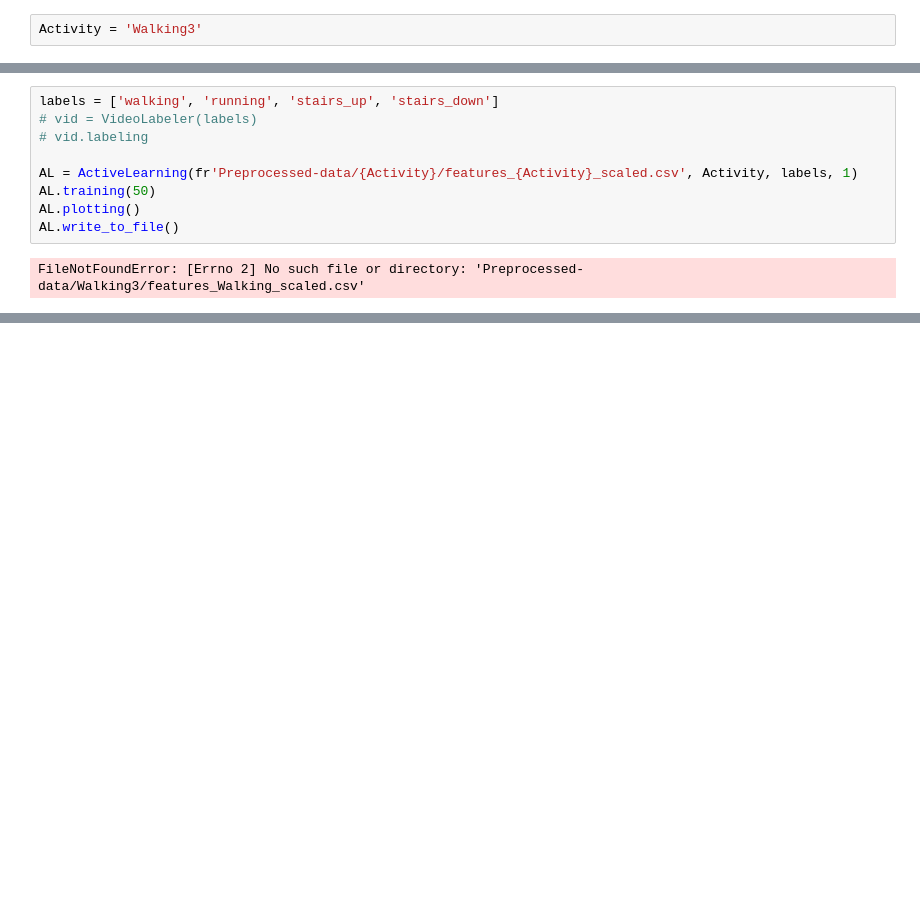
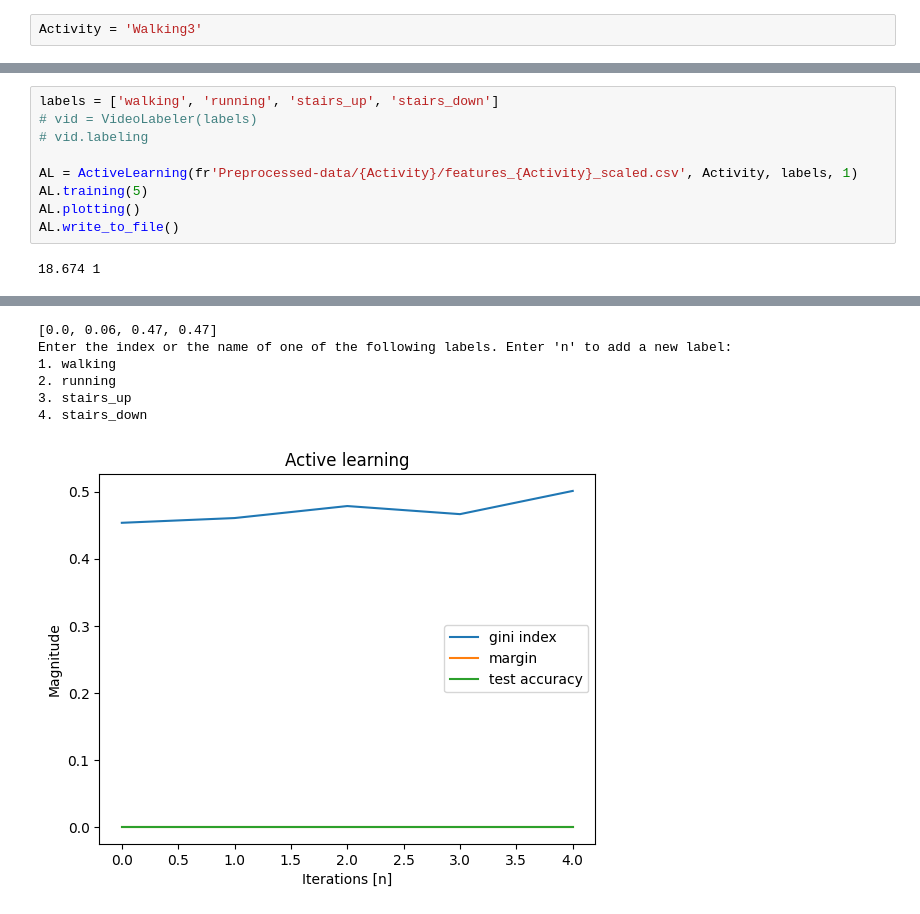
Before and after one commit to iantmn/Capstone-AI-IoT, a Jupyter notebook: Notebook.ipynb, the cells around one changed output, grey strips where cells are left out. Cells and saved outputs as stored; diff of their text form; blank space fills up the shorter version.

```diff
--- a/Notebook.ipynb
+++ b/Notebook.ipynb
@@ -96,8 +128,8 @@ labels = ['walking', 'running', 'stairs_up', 'stairs_down']
 # vid.labeling
 
 AL = ActiveLearning(fr'Preprocessed-data/{Activity}/features_{Activity}_scaled.csv', Activity, labels, 1)
-AL.training(50)
+AL.training(5)
 AL.plotting()
 AL.write_to_file()
 # %% [output]
-FileNotFoundError: [Errno 2] No such file or directory: 'Preprocessed-data/Walking3/features_Walking_scaled.csv'
+18.674 1
@@ -103,0 +137,7 @@ FileNotFoundError: [Errno 2] No such file or directory: 'Preprocessed-data/Walki
+[0.0, 0.06, 0.47, 0.47]
+Enter the index or the name of one of the following labels. Enter 'n' to add a new label:
+1. walking
+2. running
+3. stairs_up
+4. stairs_down
+[figure, added]
```
Also changed, not shown: parts of 6 cells of this notebook, 13 other files.
